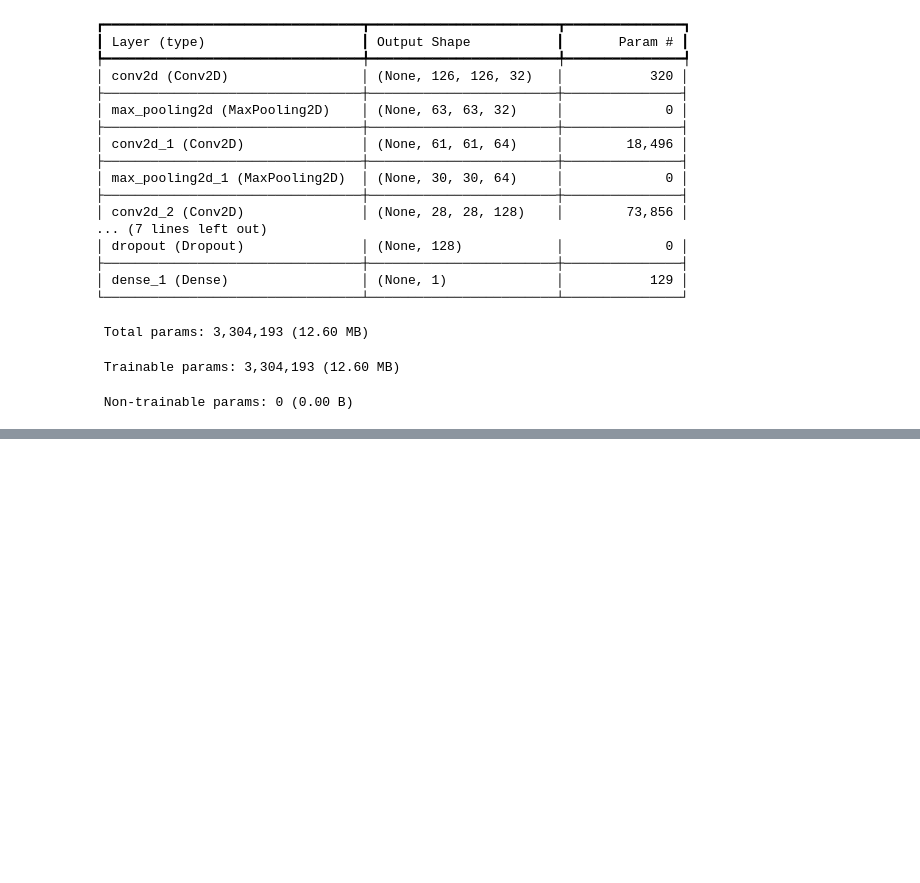
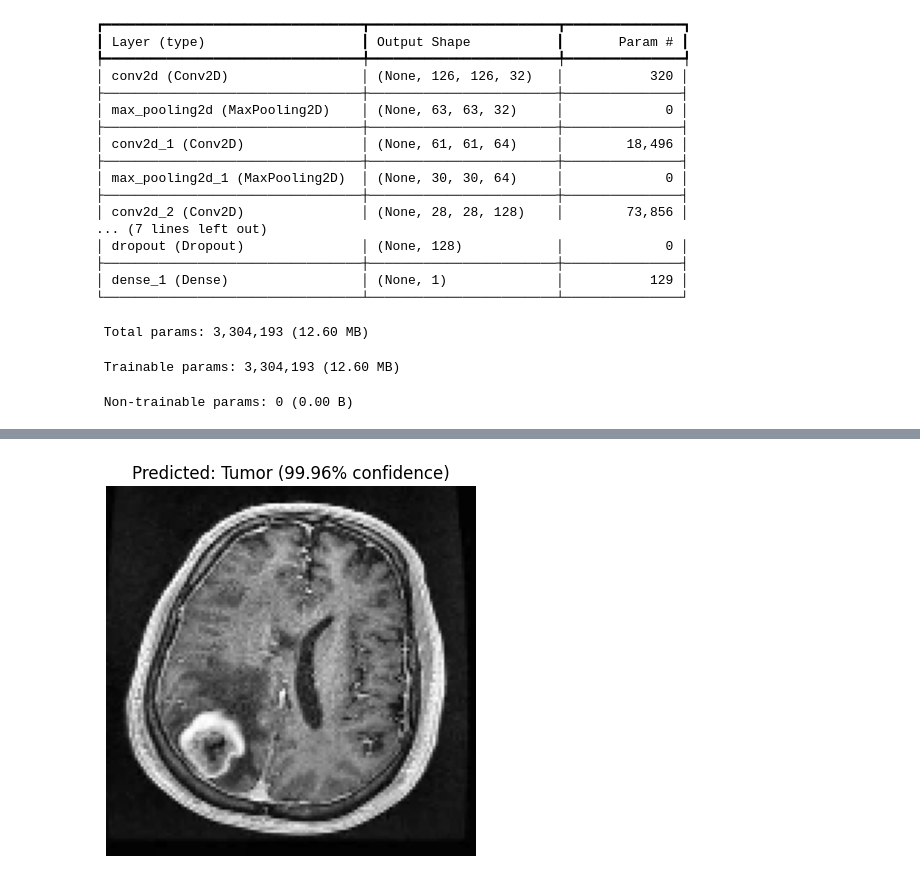
Before and after one commit to noahsaad10/brain_tumor_detection, a Jupyter notebook: test_file.ipynb, the cells around one changed output, grey strips where cells are left out. Drawn from its saved outputs; the diff is of its cells as text; code cells hidden in the pictures; blank space fills up the shorter version.

```diff
--- a/test_file.ipynb
+++ b/test_file.ipynb
@@ -184,0 +178,13 @@ predict_image(model, 'dataset/yes/Y182.JPG', IMG_SIZE)
+# %%
+# Give a new input
+import random
+image_folder = 'dataset/yes'
+
+image_files = [f for f in os.listdir(image_folder) if os.path.isfile(os.path.join(image_folder, f))]
+
+random_image = random.choice(image_files)
+
+random_image_path = os.path.join(image_folder, random_image)
+
+predict_image(model, random_image_path, 128)
+# %% [output]
@@ -184,0 +192 @@ predict_image(model, 'dataset/yes/Y182.JPG', IMG_SIZE)
+[figure, added]
```
Also changed, not shown: parts of 8 cells of this notebook, 1 other file.
